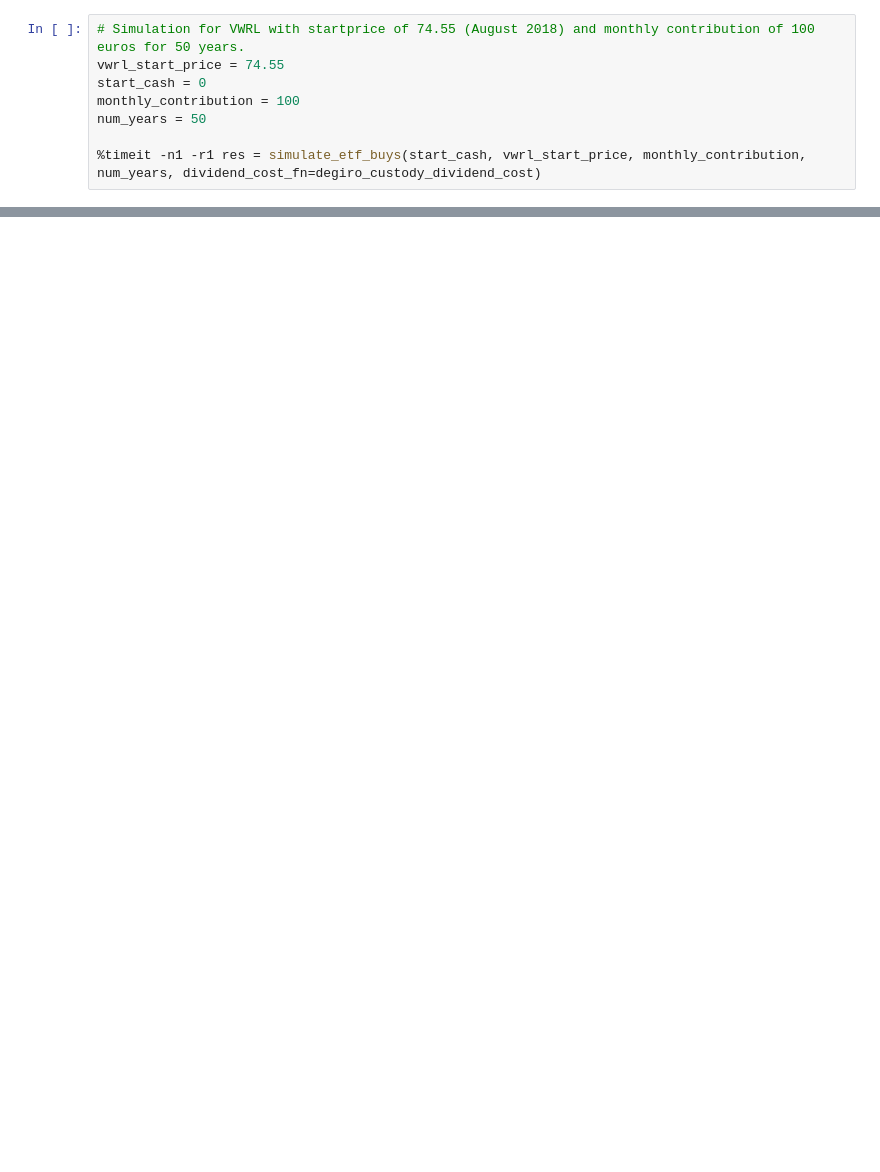
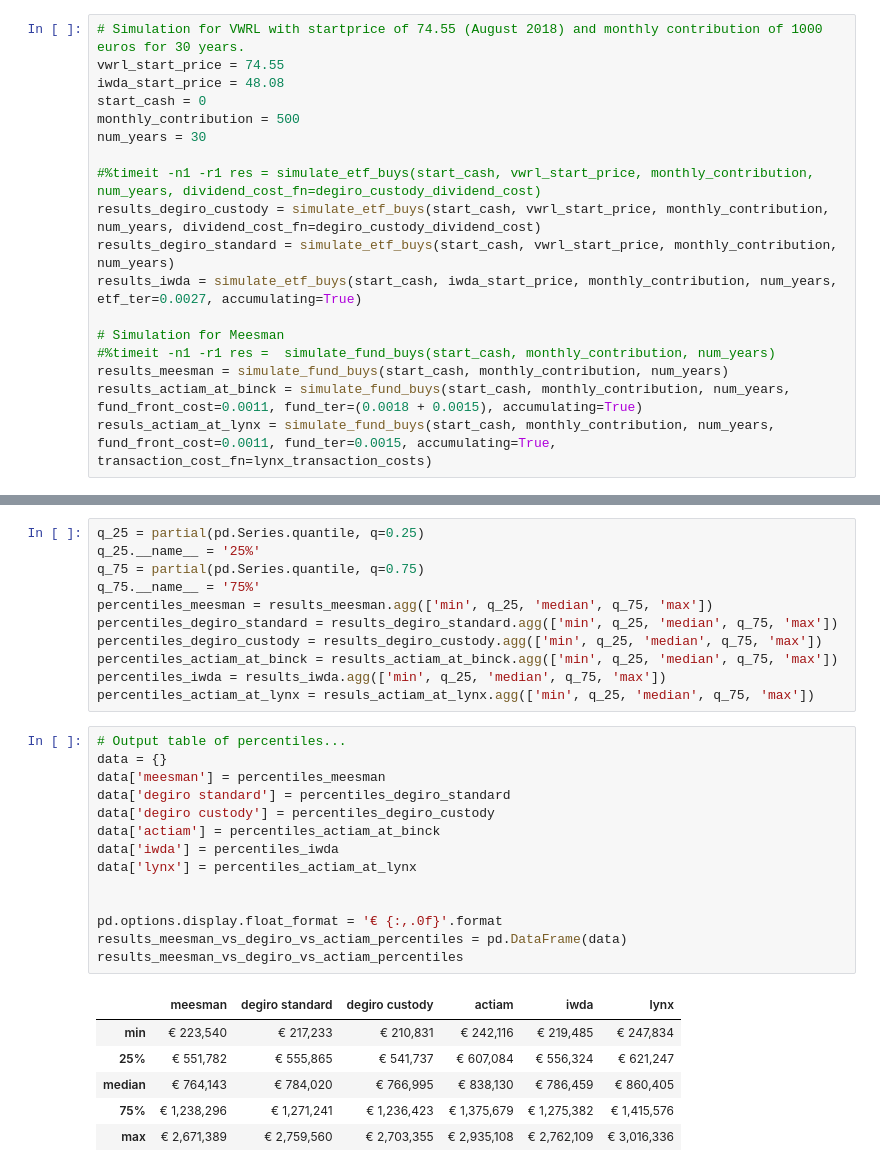
Before and after one commit to Huppie/DF-Simulations, a Jupyter notebook: Backtesting-Kosten.ipynb, the cells around one changed output, grey strips where cells are left out. Saved outputs shown, nothing was run; the diff lists cells and outputs as text; blank space fills up the shorter version.

```diff
--- a/Backtesting-Kosten.ipynb
+++ b/Backtesting-Kosten.ipynb
@@ -85,8 +151,18 @@ def simulate_etf_buys(initial_capital, initial_etf_price, monthly_contribution,
 # %%
-# Simulation for VWRL with startprice of 74.55 (August 2018) and monthly contribution of 100 euros for 50 years.
+# Simulation for VWRL with startprice of 74.55 (August 2018) and monthly contribution of 1000 euros for 30 years.
 vwrl_start_price = 74.55
+iwda_start_price = 48.08
 start_cash = 0
-monthly_contribution = 100
-num_years = 50
+monthly_contribution = 500
+num_years = 30
 
-%timeit -n1 -r1 res = simulate_etf_buys(start_cash, vwrl_start_price, monthly_contribution, num_years, dividend_cost_fn=degiro_custody_dividend_cost)
+#%timeit -n1 -r1 res = simulate_etf_buys(start_cash, vwrl_start_price, monthly_contribution, num_years, dividend_cost_fn=degiro_custody_dividend_cost)
+results_degiro_custody = simulate_etf_buys(start_cash, vwrl_start_price, monthly_contribution, num_years, dividend_cost_fn=degiro_custody_dividend_cost)
+results_degiro_standard = simulate_etf_buys(start_cash, vwrl_start_price, monthly_contribution, num_years)
+results_iwda = simulate_etf_buys(start_cash, iwda_start_price, monthly_contribution, num_years, etf_ter=0.0027, accumulating=True)
+
+# Simulation for Meesman
+#%timeit -n1 -r1 res =  simulate_fund_buys(start_cash, monthly_contribution, num_years)
+results_meesman = simulate_fund_buys(start_cash, monthly_contribution, num_years)
+results_actiam_at_binck = simulate_fund_buys(start_cash, monthly_contribution, num_years, fund_front_cost=0.0011, fund_ter=(0.0018 + 0.0015), accumulating=True)
+resuls_actiam_at_lynx = simulate_fund_buys(start_cash, monthly_contribution, num_years, fund_front_cost=0.0011, fund_ter=0.0015, accumulating=True, transaction_cost_fn=lynx_transaction_costs)
@@ -94,0 +169,32 @@ num_years = 50
+# %%
+q_25 = partial(pd.Series.quantile, q=0.25)
+q_25.__name__ = '25%'
+q_75 = partial(pd.Series.quantile, q=0.75)
+q_75.__name__ = '75%'
+percentiles_meesman = results_meesman.agg(['min', q_25, 'median', q_75, 'max'])
+percentiles_degiro_standard = results_degiro_standard.agg(['min', q_25, 'median', q_75, 'max'])
+percentiles_degiro_custody = results_degiro_custody.agg(['min', q_25, 'median', q_75, 'max'])
+percentiles_actiam_at_binck = results_actiam_at_binck.agg(['min', q_25, 'median', q_75, 'max'])
+percentiles_iwda = results_iwda.agg(['min', q_25, 'median', q_75, 'max'])
+percentiles_actiam_at_lynx = resuls_actiam_at_lynx.agg(['min', q_25, 'median', q_75, 'max'])
+# %%
+# Output table of percentiles...
+data = {}
+data['meesman'] = percentiles_meesman
+data['degiro standard'] = percentiles_degiro_standard
+data['degiro custody'] = percentiles_degiro_custody
+data['actiam'] = percentiles_actiam_at_binck
+data['iwda'] = percentiles_iwda
+data['lynx'] = percentiles_actiam_at_lynx
+
+
+pd.options.display.float_format = '€ {:,.0f}'.format
+results_meesman_vs_degiro_vs_actiam_percentiles = pd.DataFrame(data)
+results_meesman_vs_degiro_vs_actiam_percentiles
+# %% [output]
+|  | meesman | degiro standard | degiro custody | actiam | iwda | lynx |
+| min | € 223,540 | € 217,233 | € 210,831 | € 242,116 | € 219,485 | € 247,834 |
+| 25% | € 551,782 | € 555,865 | € 541,737 | € 607,084 | € 556,324 | € 621,247 |
+| median | € 764,143 | € 784,020 | € 766,995 | € 838,130 | € 786,459 | € 860,405 |
+| 75% | € 1,238,296 | € 1,271,241 | € 1,236,423 | € 1,375,679 | € 1,275,382 | € 1,415,576 |
+| max | € 2,671,389 | € 2,759,560 | € 2,703,355 | € 2,935,108 | € 2,762,109 | € 3,016,336 |
```
Also changed, not shown: parts of 10 cells of this notebook.
